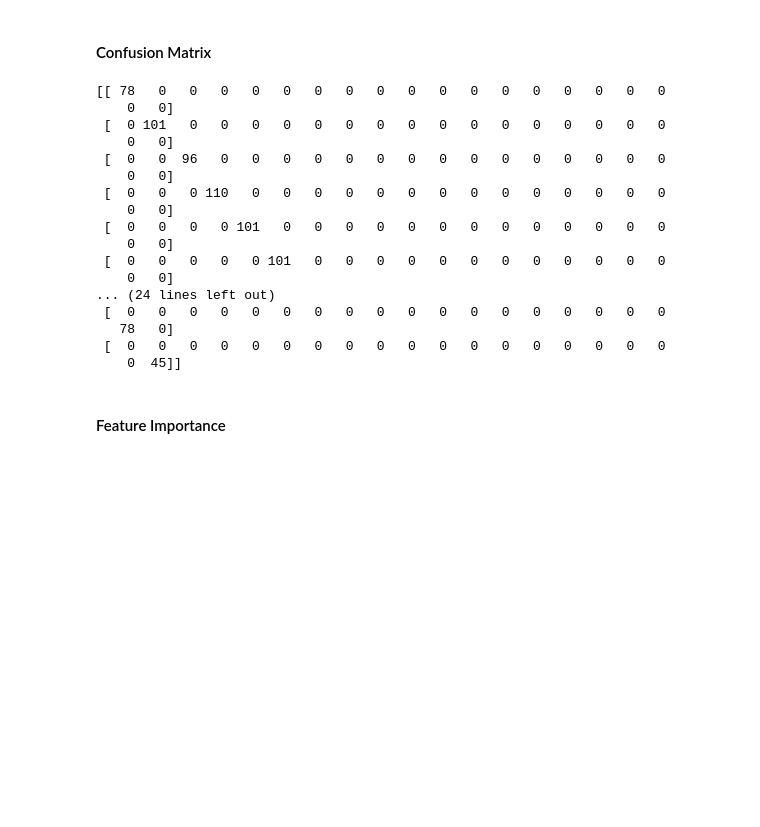
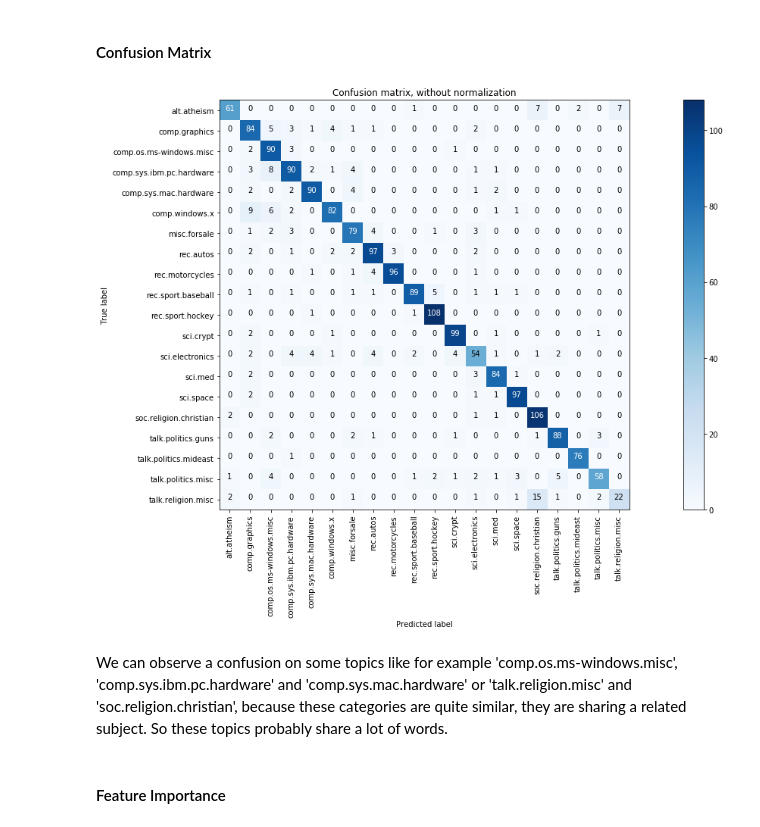
Before and after one commit to julied20/ada-2017, a Jupyter notebook: Homeworks/Homework04/Homework4.ipynb, the cells around one changed output. Cells and saved outputs as stored; diff of their text form; code cells hidden in the pictures; blank space fills up the shorter version.

```diff
--- a/Homeworks/Homework04/Homework4.ipynb
+++ b/Homeworks/Homework04/Homework4.ipynb
@@ -495,24 +525,32 @@ clf = CV_rfc.best_estimator_
 # %%
 y_pred = clf.predict(X_te)
 # %%
-print(confusion_matrix(y_te, y_pred))
+cm = confusion_matrix(y_te, y_pred)
-# %% [output]
-[[ 78   0   0   0   0   0   0   0   0   0   0   0   0   0   0   0   0   0
-    0   0]
- [  0 101   0   0   0   0   0   0   0   0   0   0   0   0   0   0   0   0
-    0   0]
- [  0   0  96   0   0   0   0   0   0   0   0   0   0   0   0   0   0   0
-    0   0]
- [  0   0   0 110   0   0   0   0   0   0   0   0   0   0   0   0   0   0
-    0   0]
- [  0   0   0   0 101   0   0   0   0   0   0   0   0   0   0   0   0   0
-    0   0]
- [  0   0   0   0   0 101   0   0   0   0   0   0   0   0   0   0   0   0
-    0   0]
-... (24 lines left out)
- [  0   0   0   0   0   0   0   0   0   0   0   0   0   0   0   0   0   0
-   78   0]
- [  0   0   0   0   0   0   0   0   0   0   0   0   0   0   0   0   0   0
-    0  45]]
+# %%
+plt.figure(figsize=(20,10))
+
+plt.imshow(cm, interpolation='nearest', cmap=plt.cm.Blues)
+plt.title('Confusion matrix, without normalization')
+plt.colorbar()
+tick_marks = np.arange(len(newsgroups.target_names))
+plt.xticks(tick_marks, newsgroups.target_names, rotation=90)
+plt.yticks(tick_marks, newsgroups.target_names)
+
+fmt = 'd'
+thresh = cm.max() / 2.
+for i, j in itertools.product(range(cm.shape[0]), range(cm.shape[1])):
+    plt.text(j, i, format(cm[i, j], fmt),
+    horizontalalignment="center",
+    color="white" if cm[i, j] > thresh else "black")
+
+plt.tight_layout()
+plt.ylabel('True label')
+plt.xlabel('Predicted label')
+
+plt.show()
+# %% [output]
+[figure, added]
+# %% [markdown]
+We can observe a confusion on some topics like for example 'comp.os.ms-windows.misc', 'comp.sys.ibm.pc.hardware' and 'comp.sys.mac.hardware' or  'talk.religion.misc' and  'soc.religion.christian', because these categories are quite similar, they are sharing a related subject. So these topics probably share a lot of words.
 # %% [markdown]
 #### Feature Importance
```
Also changed, not shown: parts of 12 cells of this notebook.
